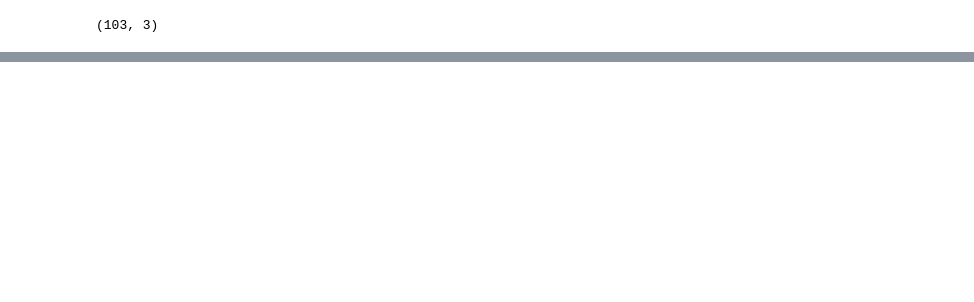
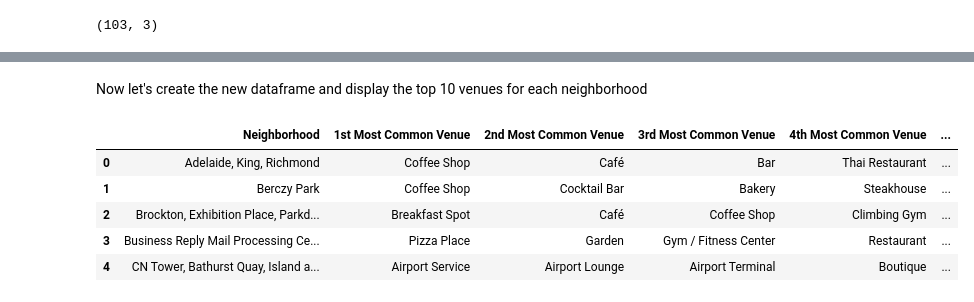
Before and after one commit to stivensanmartin/Coursera_Capstone, a Jupyter notebook: FinalAssigment_AppliedDataScience.ipynb, the cells around one changed output, grey strips where cells are left out. Saved outputs shown, nothing was run; the diff lists cells and outputs as text; code cells hidden in the pictures; blank space fills up the shorter version.

```diff
--- a/FinalAssigment_AppliedDataScience.ipynb
+++ b/FinalAssigment_AppliedDataScience.ipynb
@@ -91,0 +321,36 @@ df_combine.shape
+# %%
+#Function that sort the venues in descending order
+def return_most_common_venues(row, num_top_venues):
+    row_categories = row.iloc[1:]
+    row_categories_sorted = row_categories.sort_values(ascending=False)
+
+    return row_categories_sorted.index.values[0:num_top_venues]
+# %% [markdown]
+Now let's create the new dataframe and display the top 10 venues for each neighborhood
+# %%
+num_top_venues = 10
+indicators = ['st', 'nd', 'rd']
+
+# create columns according to number of top venues
+columns = ['Neighborhood']
+for ind in np.arange(num_top_venues):
+    try:
+        columns.append('{}{} Most Common Venue'.format(ind+1, indicators[ind]))
+    except:
+        columns.append('{}th Most Common Venue'.format(ind+1))
+
+# create a new dataframe
+neighborhoods_venues_sorted = pd.DataFrame(columns=columns)
+neighborhoods_venues_sorted['Neighborhood'] = toronto_grouped['Neighborhood']
+
+for ind in np.arange(toronto_grouped.shape[0]):
+    neighborhoods_venues_sorted.iloc[ind, 1:] = return_most_common_venues(toronto_grouped.iloc[ind, :], num_top_venues)
+
+neighborhoods_venues_sorted.head()
+# %% [output]
+|  | Neighborhood | 1st Most Common Venue | 2nd Most Common Venue | 3rd Most Common Venue | 4th Most Common Venue | ... |
+| 0 | Adelaide, King, Richmond | Coffee Shop | Café | Bar | Thai Restaurant | ... |
+| 1 | Berczy Park | Coffee Shop | Cocktail Bar | Bakery | Steakhouse | ... |
+| 2 | Brockton, Exhibition Place, Parkd... | Breakfast Spot | Café | Coffee Shop | Climbing Gym | ... |
+| 3 | Business Reply Mail Processing Ce... | Pizza Place | Garden | Gym / Fitness Center | Restaurant | ... |
+| 4 | CN Tower, Bathurst Quay, Island a... | Airport Service | Airport Lounge | Airport Terminal | Boutique | ... |
```
Also changed, not shown: parts of 37 cells of this notebook.
